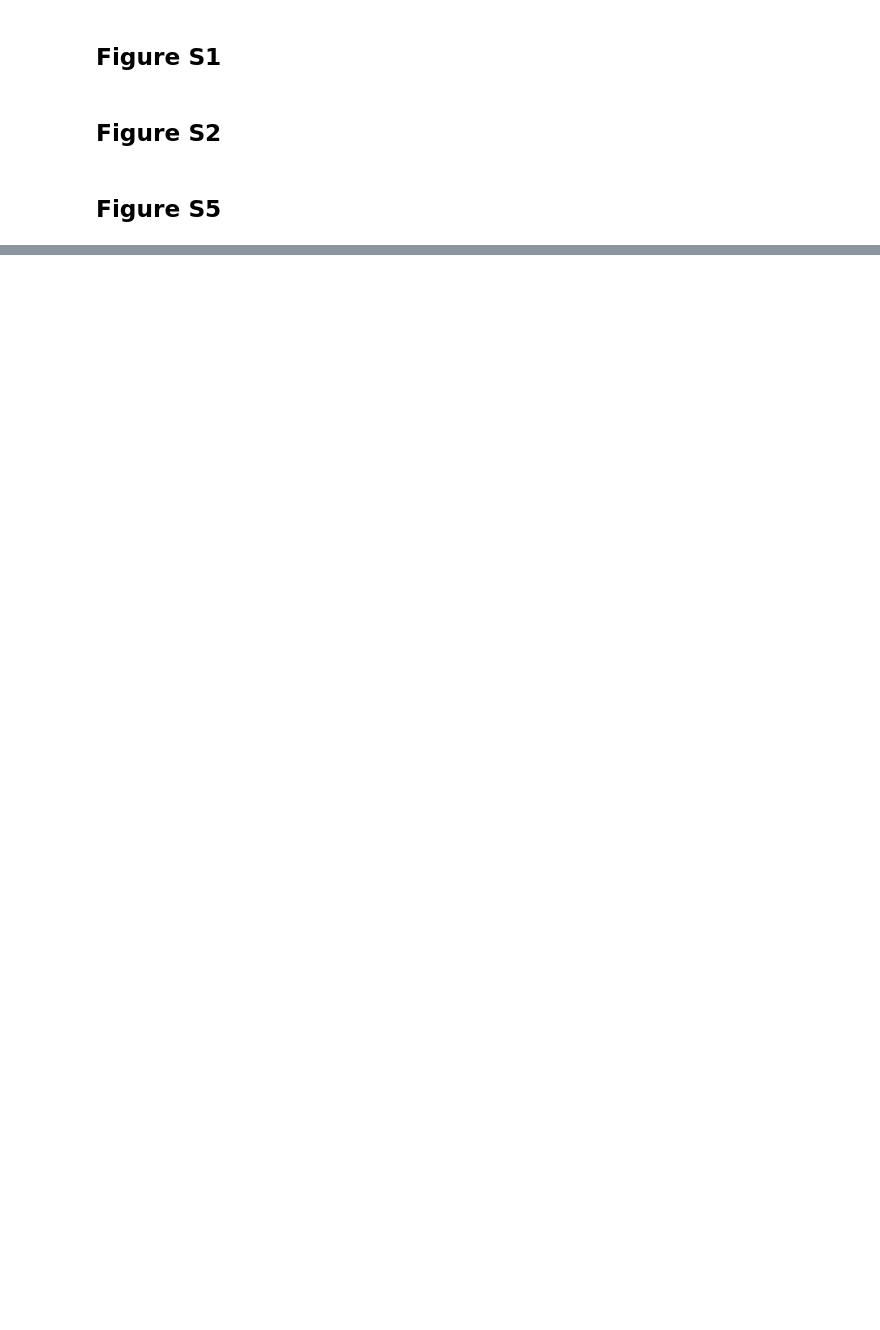
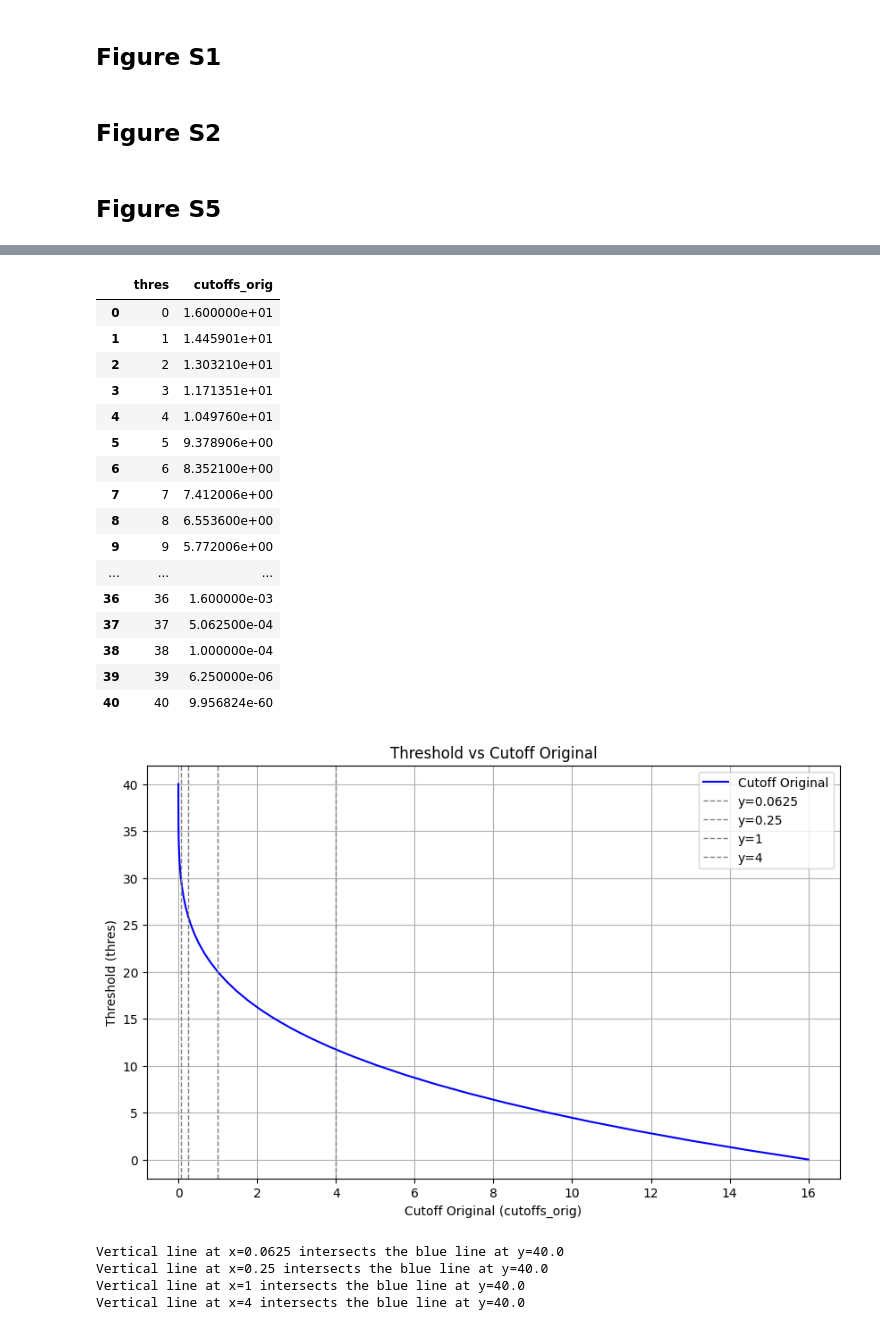
Before and after one commit to pauldingus/MAI-replication-package, a Jupyter notebook: code/figures/figures_1_2_3_t1_t2_s1_s2_s3_s5.ipynb, the cells around one changed output, grey strips where cells are left out. Cells and saved outputs as stored; diff of their text form; code cells hidden in the pictures; blank space fills up the shorter version.

```diff
--- a/code/figures/figures_1_2_3_t1_t2_s1_s2_s3_s5.ipynb
+++ b/code/figures/figures_1_2_3_t1_t2_s1_s2_s3_s5.ipynb
@@ -2233,0 +2312,58 @@ Hypothetical indices: [np.float64(23.164110929853162), np.float64(21.61961850431
+# %%
+thres_range = np.sort(np.power(np.arange(2, -0.05, -0.05),4))[::-1]
+
+df_values = pd.DataFrame({
+    'thres': range(len(thres_range)),  # Index as a column
+    'cutoffs_orig': thres_range                # Log-transformed values as a column
+})
+
+display(df_values)
+
+
+plt.figure(figsize=(10, 6))
+plt.plot( df_values['cutoffs_orig'], df_values['thres'], label='Cutoff Original', color='blue')
+
+# Add vertical lines at 1/16, 1/4, 1, 4
+for value in [1/16, 1/4, 1, 4]:
+    plt.axvline(x=value, color='gray', linestyle='--', linewidth=1, label=f'y={value}')
+
+plt.ylabel('Threshold (thres)')
+plt.xlabel('Cutoff Original (cutoffs_orig)')
+plt.title('Threshold vs Cutoff Original')
+plt.legend()
+plt.grid(True)
+plt.show()
+
+# Find the precise y-axis values where the vertical lines intersect the blue line
+intersection_points = []
+for value in [1/16, 1/4, 1, 4]:
+    # Interpolate to find the precise y value for the given x value
+    interpolated_y = np.interp(value, df_values['cutoffs_orig'], df_values['thres'])
+    intersection_points.append((value, interpolated_y))
+
+# Print the intersection points
+for x_val, y_val in intersection_points:
+    print(f"Vertical line at x={x_val} intersects the blue line at y={y_val}")
+# %% [output]
+|  | thres | cutoffs_orig |
+| 0 | 0 | 1.600000e+01 |
+| 1 | 1 | 1.445901e+01 |
+| 2 | 2 | 1.303210e+01 |
+| 3 | 3 | 1.171351e+01 |
+| 4 | 4 | 1.049760e+01 |
+| 5 | 5 | 9.378906e+00 |
+| 6 | 6 | 8.352100e+00 |
+| 7 | 7 | 7.412006e+00 |
+| 8 | 8 | 6.553600e+00 |
+| 9 | 9 | 5.772006e+00 |
+| ... | ... | ... |
+| 36 | 36 | 1.600000e-03 |
+| 37 | 37 | 5.062500e-04 |
+| 38 | 38 | 1.000000e-04 |
+| 39 | 39 | 6.250000e-06 |
+| 40 | 40 | 9.956824e-60 |
+[figure, added]
+Vertical line at x=0.0625 intersects the blue line at y=40.0
+Vertical line at x=0.25 intersects the blue line at y=40.0
+Vertical line at x=1 intersects the blue line at y=40.0
+Vertical line at x=4 intersects the blue line at y=40.0
```
Also changed, not shown: parts of 21 cells of this notebook, 1 other file.
